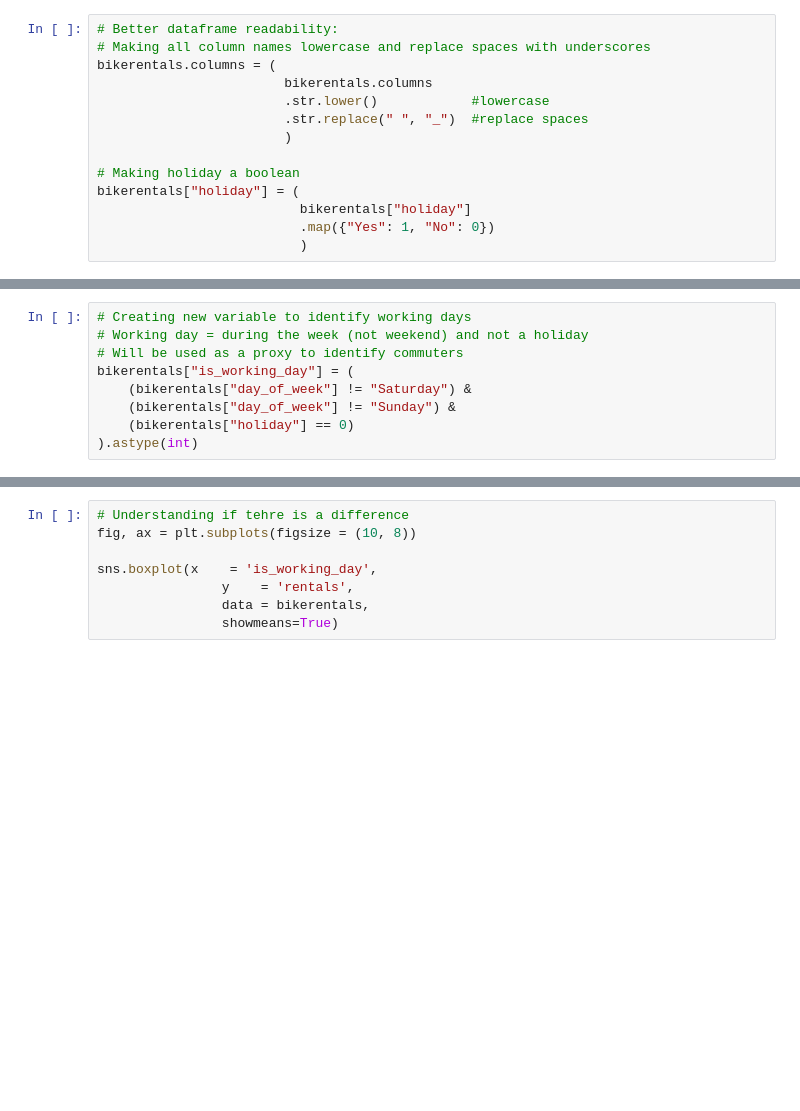
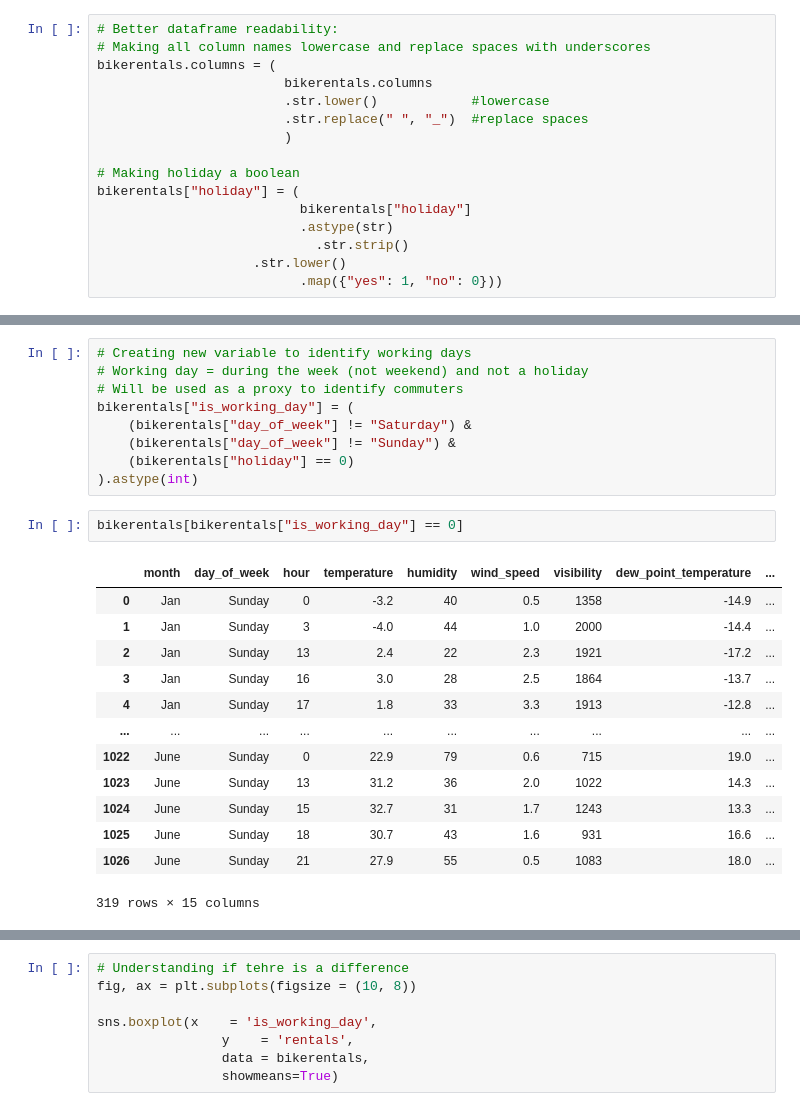
Before and after one commit to pablovitoria/business_analysis_structured_data, a Jupyter notebook: scripts/A1: Modeling Case Study - Bike Rentals in Chicago.ipynb, the cells around one changed output, grey strips where cells are left out. Drawn from its saved outputs; the diff is of its cells as text; blank space fills up the shorter version.

```diff
--- a/scripts/A1: Modeling Case Study - Bike Rentals in Chicago.ipynb
+++ b/scripts/A1: Modeling Case Study - Bike Rentals in Chicago.ipynb
@@ -61,5 +76,7 @@ bikerentals.columns = (
 # Making holiday a boolean
 bikerentals["holiday"] = (
                           bikerentals["holiday"]
-                          .map({"Yes": 1, "No": 0})
-                          )
+                          .astype(str)
+                            .str.strip()
+                    .str.lower()
+                          .map({"yes": 1, "no": 0}))
@@ -72,3 +93,19 @@ bikerentals["is_working_day"] = (
     (bikerentals["day_of_week"] != "Sunday") &
     (bikerentals["holiday"] == 0)
 ).astype(int)
+# %%
+bikerentals[bikerentals["is_working_day"] == 0]
+# %% [output]
+|  | month | day_of_week | hour | temperature | humidity | wind_speed | visibility | dew_point_temperature | ... |
+| 0 | Jan | Sunday | 0 | -3.2 | 40 | 0.5 | 1358 | -14.9 | ... |
+| 1 | Jan | Sunday | 3 | -4.0 | 44 | 1.0 | 2000 | -14.4 | ... |
+| 2 | Jan | Sunday | 13 | 2.4 | 22 | 2.3 | 1921 | -17.2 | ... |
+| 3 | Jan | Sunday | 16 | 3.0 | 28 | 2.5 | 1864 | -13.7 | ... |
+| 4 | Jan | Sunday | 17 | 1.8 | 33 | 3.3 | 1913 | -12.8 | ... |
+| ... | ... | ... | ... | ... | ... | ... | ... | ... | ... |
+| 1022 | June | Sunday | 0 | 22.9 | 79 | 0.6 | 715 | 19.0 | ... |
+| 1023 | June | Sunday | 13 | 31.2 | 36 | 2.0 | 1022 | 14.3 | ... |
+| 1024 | June | Sunday | 15 | 32.7 | 31 | 1.7 | 1243 | 13.3 | ... |
+| 1025 | June | Sunday | 18 | 30.7 | 43 | 1.6 | 931 | 16.6 | ... |
+| 1026 | June | Sunday | 21 | 27.9 | 55 | 0.5 | 1083 | 18.0 | ... |
+319 rows × 15 columns
```
Also changed, not shown: parts of 5 cells of this notebook.
